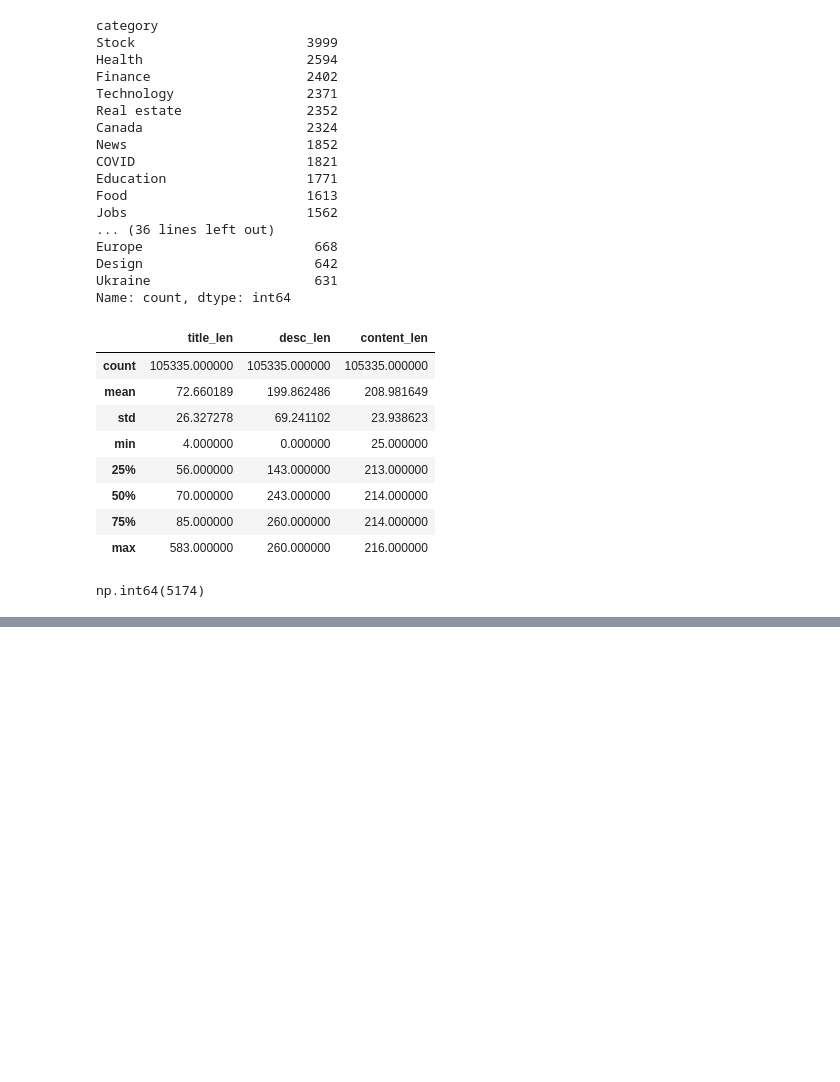
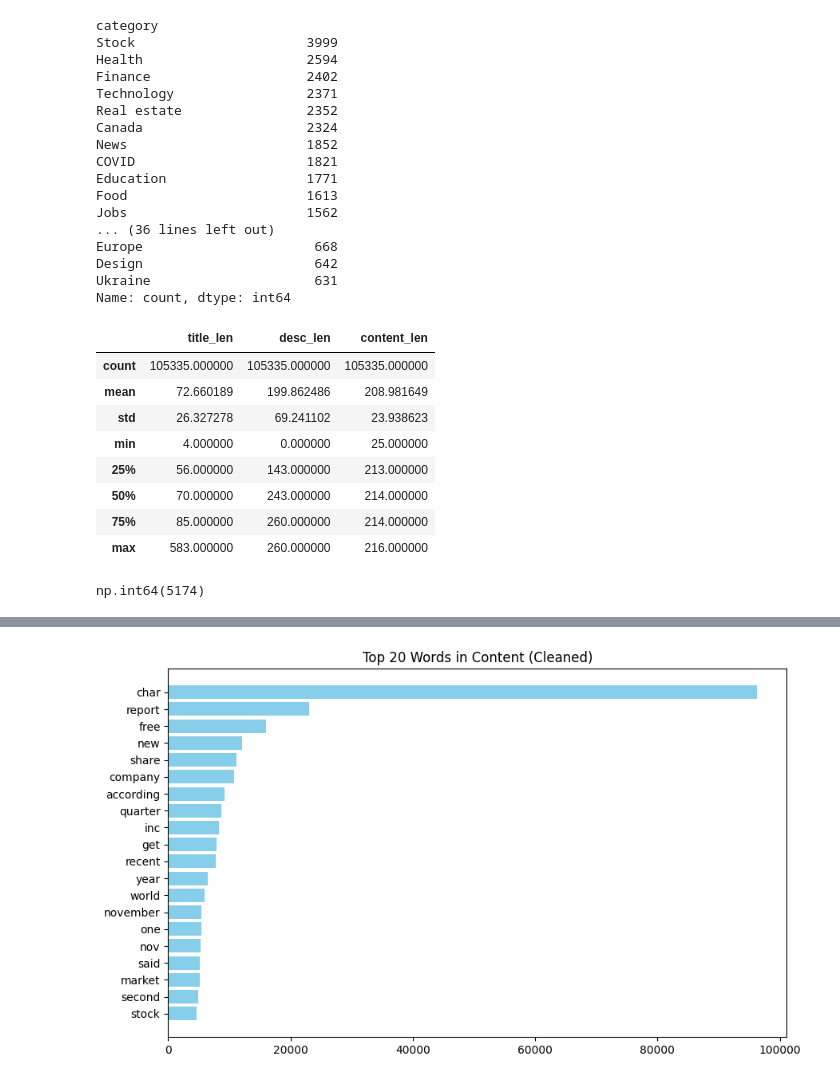
Before and after one commit to Harshita-Puthran/factverse, a Jupyter notebook: factverse_detection_model.ipynb, the cells around one changed output, grey strips where cells are left out. Saved outputs shown, nothing was run; the diff lists cells and outputs as text; code cells hidden in the pictures; blank space fills up the shorter version.

```diff
--- a/factverse_detection_model.ipynb
+++ b/factverse_detection_model.ipynb
@@ -270,0 +346,6 @@ def plot_top_ngrams(corpus, n=20, ngram_range=(1,1), title="Top N-grams"):
+# %%
+
+#Top words in cleaned content
+plot_top_ngrams(df["content_clean"], n=20, ngram_range=(1,1), title="Top 20 Words in Content (Cleaned)")
+# %% [output]
+[figure, added]
```
Also changed, not shown: parts of 12 cells of this notebook.
